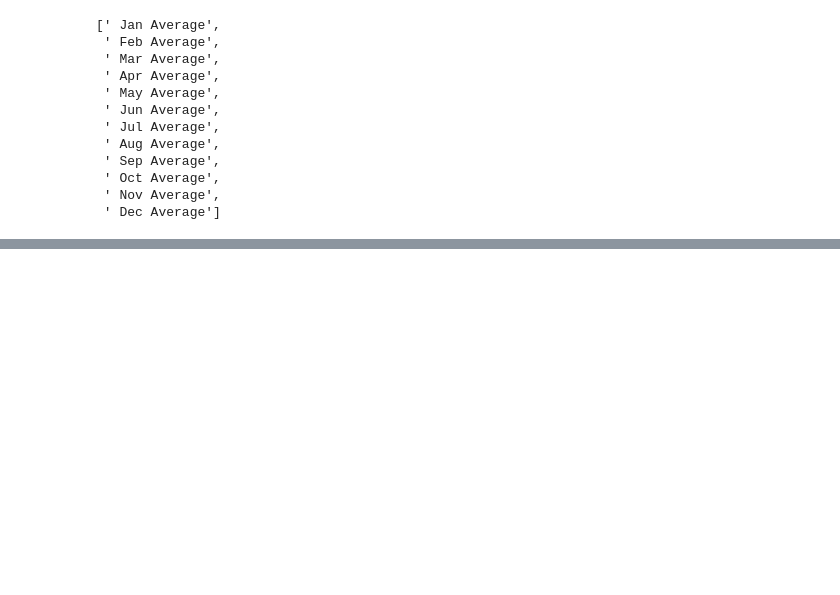
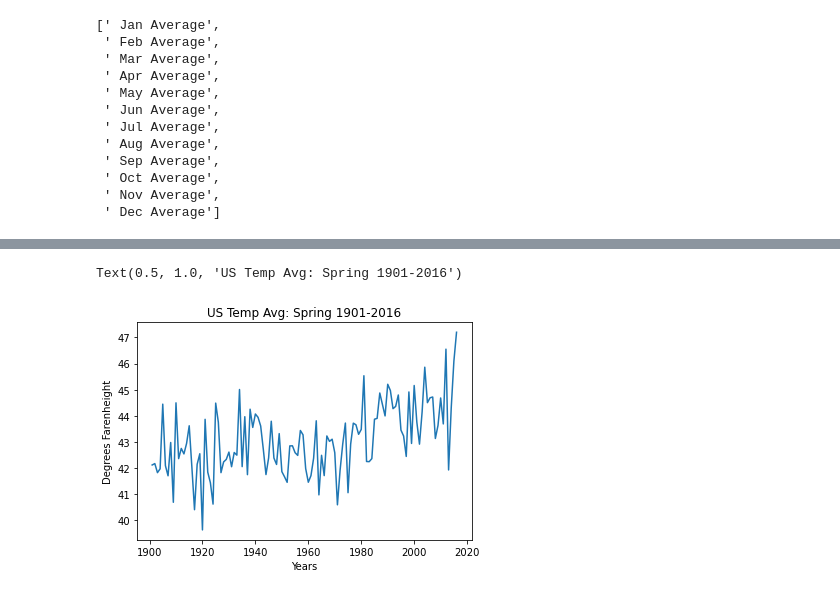
Before and after one commit to erinmann12/climate-project, a Jupyter notebook: Jon_Notebook.ipynb, the cells around one changed output, grey strips where cells are left out. Cells and saved outputs as stored; diff of their text form; code cells hidden in the pictures; blank space fills up the shorter version.

```diff
--- a/Jon_Notebook.ipynb
+++ b/Jon_Notebook.ipynb
@@ -234,0 +299,28 @@ NameError: name 'avg_temp_year' is not defined
+# %%
+#get db for only spring data
+
+avg_temp_spring = avg_temp_seasons.loc[avg_temp_seasons['Seasons'] =='2']
+
+avg_temp_spring
+
+
+#plot spring data
+
+temp_group_spring = avg_temp_spring.groupby("Year")
+
+temp_group_spring = temp_group_spring["Temp F"].mean()
+
+temp_group_spring=pd.DataFrame(temp_group_spring)
+
+temp_group_spring
+
+
+
+plt.plot(years, temp_group_spring)
+
+plt.xlabel("Years")
+plt.ylabel("Degrees Farenheight")
+plt.title("US Temp Avg: Spring 1901-2016")
+# %% [output]
+Text(0.5, 1.0, 'US Temp Avg: Spring 1901-2016')
+[figure, added]
```
Also changed, not shown: parts of 8 cells of this notebook.
